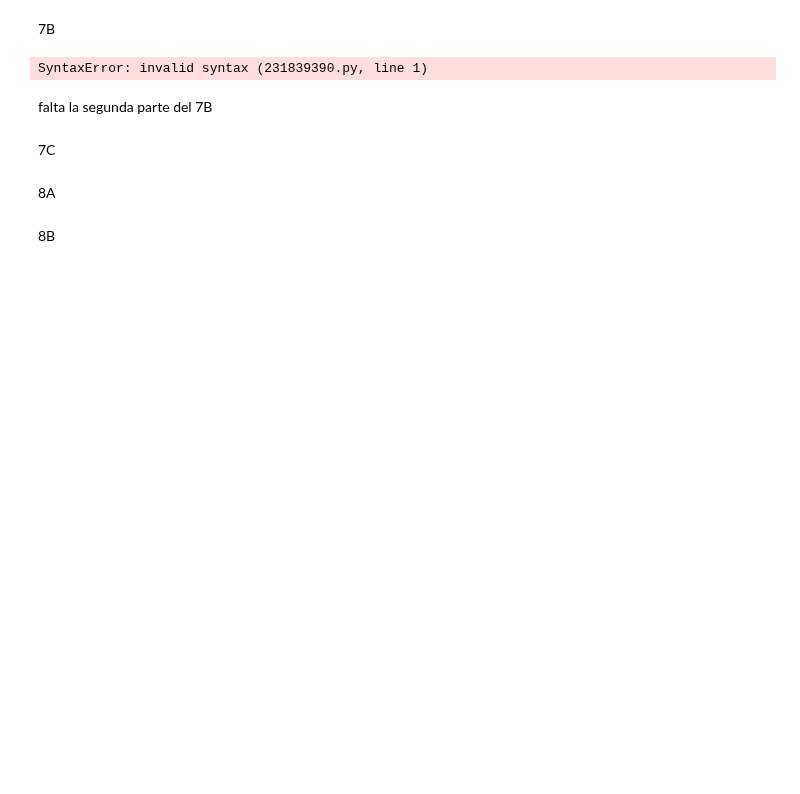
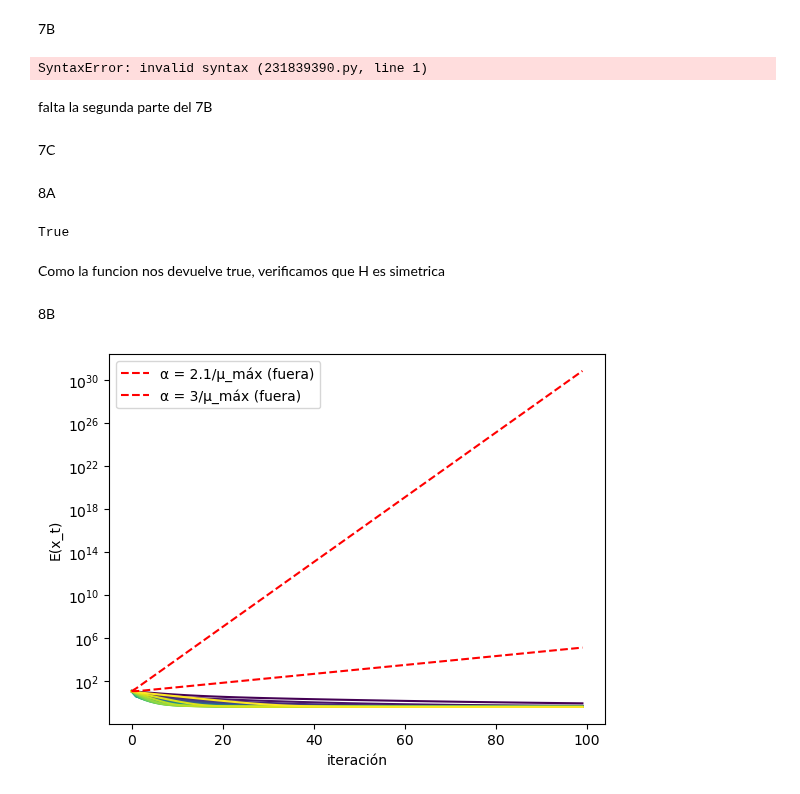
Before and after one commit to basmaxxx/metodos, a Jupyter notebook: TP1-Metodos.ipynb, the cells around one changed output. Drawn from its saved outputs; the diff is of its cells as text; code cells hidden in the pictures; blank space fills up the shorter version.

```diff
--- a/TP1-Metodos.ipynb
+++ b/TP1-Metodos.ipynb
@@ -580,6 +580,13 @@ def gradiente_E_x(x, sigma):
     else:
         b = b_4
     return A7.T @ (A7 @ x - b)
+# %%
+H = A7.T @ A7
+np.allclose(H, H.T)
+# %% [output]
+True
+# %% [markdown]
+Como la funcion nos devuelve true, verificamos que H es simetrica
 # %% [markdown]
 8B
 # %%
@@ -595,3 +602,26 @@ def gradiente_descendente(A, b, alpha, T):
         x = x - alpha*g           # x_{t+1}
 
     return x, costos, normas_grad
+# %%
+mu_max = np.linalg.eigvalsh(H)[-1]
+
+#grilla fina dentro del intervalo (sin los extremos 0 y 2/mu_max)
+alphas = np.linspace(0, 2/mu_max, 22)[1:-1]
+
+colores = plt.cm.viridis(np.linspace(0, 1, len(alphas)))
+for alpha, c in zip(alphas, colores):
+    x, costos, normas = gradiente_descendente(A7, b_3, alpha, 100)
+    plt.plot(costos, color=c)
+
+#algunos afuera, para comparar
+for f in [2.1, 3]:
+    x, costos, normas = gradiente_descendente(A7, b_3, f/mu_max, 100)
+    plt.plot(costos, "r--", label=f"α = {f}/μ_máx (fuera)")
+
+plt.yscale("log")
+plt.xlabel("iteración")
+plt.ylabel("E(x_t)")
+plt.legend()
+plt.show()
+# %% [output]
+[figure, added]
```
